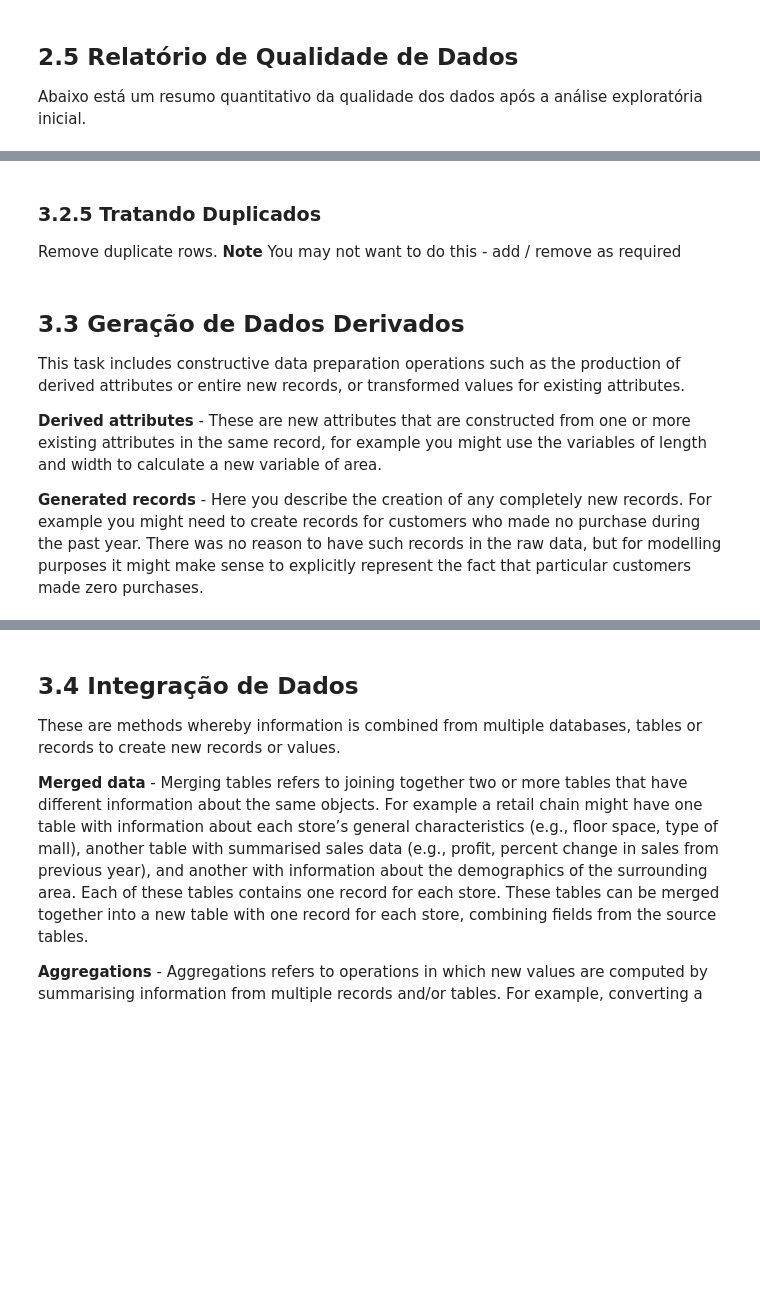
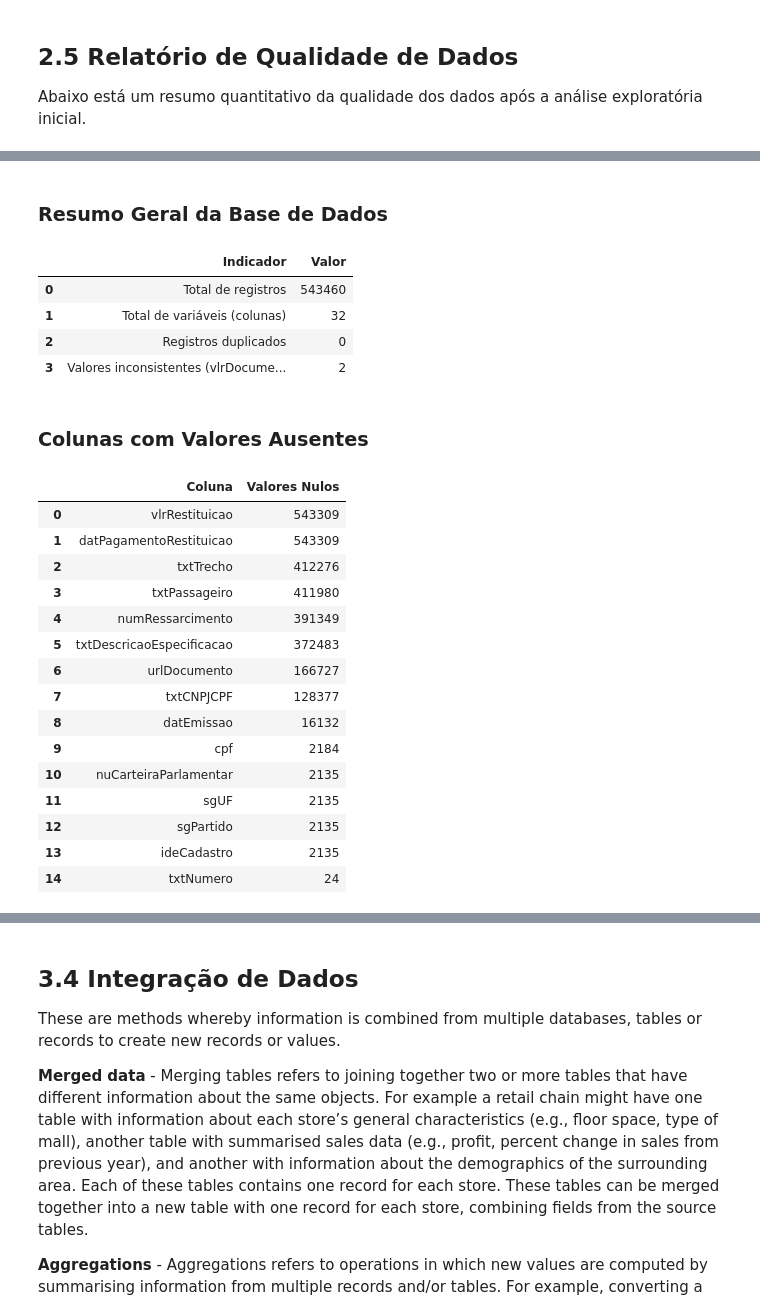
Before and after one commit to paulolmachado/ProjetoFinalCeub, a Jupyter notebook: Projeto_Final.ipynb, the cells around one changed output, grey strips where cells are left out. Saved outputs shown, nothing was run; the diff lists cells and outputs as text; code cells hidden in the pictures; blank space fills up the shorter version.

```diff
--- a/Projeto_Final.ipynb
+++ b/Projeto_Final.ipynb
@@ -491,3 +368,0 @@ Replacing all the zeros from cols. **Note** You may not want to do this - add /
-# %% [markdown]
-### 3.2.5 Tratando Duplicados <a class="anchor" id="DealingDuplicates"></a>
-Remove duplicate rows. **Note** You may not want to do this - add / remove as required
@@ -496,7 +368,0 @@ df = df.drop_duplicates(keep='first')
-# %% [markdown]
-## 3.3 Geração de Dados Derivados   <a class="anchor" id="Constructrequireddata"></a>
-This task includes constructive data preparation operations such as the production of derived attributes or entire new records, or transformed values for existing attributes.
-
-**Derived attributes** - These are new attributes that are constructed from one or more existing attributes in the same record, for example you might use the variables of length and width to calculate a new variable of area.
-
-**Generated records** - Here you describe the creation of any completely new records. For example you might need to create records for customers who made no purchase during the past year. There was no reason to have such records in the raw data, but for modelling purposes it might make sense to explicitly represent the fact that particular customers made zero purchases.
@@ -504,0 +369,51 @@ df['age_group'] = pd.cut(df['age'], bins=[0, 18, 35, 65, 100], labels=['child',
+# %%
+# Resumo geral do dataset
+resumo_geral = pd.DataFrame({
+    "Indicador": [
+        "Total de registros",
+        "Total de variáveis (colunas)",
+        "Registros duplicados",
+        "Valores inconsistentes (vlrDocumento < vlrLiquido)"
+    ],
+    "Valor": [
+        df_completo.shape[0],
+        df_completo.shape[1],
+        df_completo.duplicated().sum(),
+        (df_completo['vlrDocumento'] < df_completo['vlrLiquido']).sum()
+    ]
+})
+
+display(Markdown("### Resumo Geral da Base de Dados"))
+display(resumo_geral)
+
+# Colunas com valores nulos
+nulls = df_completo.isnull().sum()
+nulls = nulls[nulls > 0].sort_values(ascending=False).reset_index()
+nulls.columns = ['Coluna', 'Valores Nulos']
+
+display(Markdown("### Colunas com Valores Ausentes"))
+display(nulls)
+# %% [output]
+### Resumo Geral da Base de Dados
+|  | Indicador | Valor |
+| 0 | Total de registros | 543460 |
+| 1 | Total de variáveis (colunas) | 32 |
+| 2 | Registros duplicados | 0 |
+| 3 | Valores inconsistentes (vlrDocume... | 2 |
+### Colunas com Valores Ausentes
+|  | Coluna | Valores Nulos |
+| 0 | vlrRestituicao | 543309 |
+| 1 | datPagamentoRestituicao | 543309 |
+| 2 | txtTrecho | 412276 |
+| 3 | txtPassageiro | 411980 |
+| 4 | numRessarcimento | 391349 |
+| 5 | txtDescricaoEspecificacao | 372483 |
+| 6 | urlDocumento | 166727 |
+| 7 | txtCNPJCPF | 128377 |
+| 8 | datEmissao | 16132 |
+| 9 | cpf | 2184 |
+| 10 | nuCarteiraParlamentar | 2135 |
+| 11 | sgUF | 2135 |
+| 12 | sgPartido | 2135 |
+| 13 | ideCadastro | 2135 |
+| 14 | txtNumero | 24 |
```
Also changed, not shown: parts of 32 cells of this notebook.
